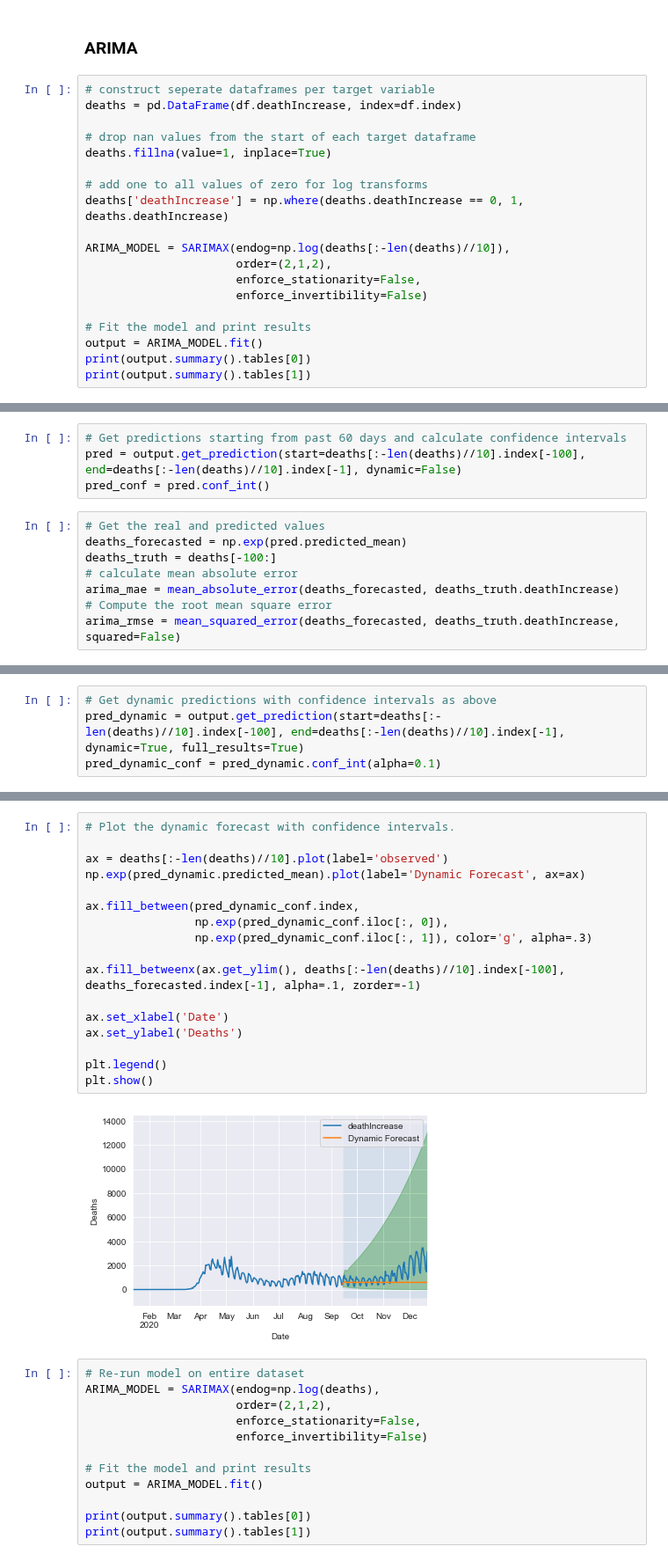
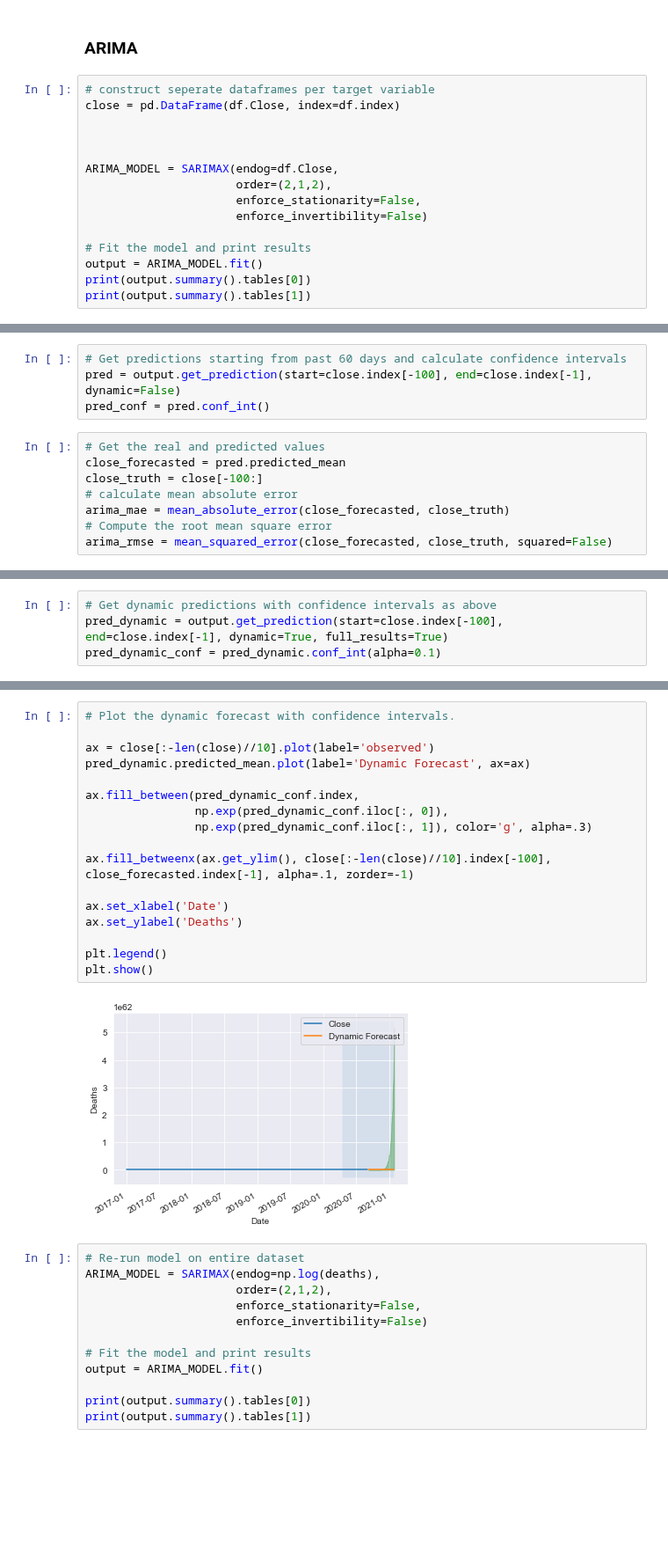
Before and after one commit to ghcn345/Stock-Market-Prediction, a Jupyter notebook: stock_market.ipynb, the cells around one changed output, grey strips where cells are left out. Shown at 88% size. Cells and saved outputs as stored; diff of their text form; blank space fills up the shorter version.

```diff
--- a/stock_market.ipynb
+++ b/stock_market.ipynb
@@ -343,15 +291,11 @@ dtype: float64
 ### ARIMA
 # %%
 # construct seperate dataframes per target variable
-deaths = pd.DataFrame(df.deathIncrease, index=df.index)
+close = pd.DataFrame(df.Close, index=df.index)
 
-# drop nan values from the start of each target dataframe
-deaths.fillna(value=1, inplace=True)
 
-# add one to all values of zero for log transforms
-deaths['deathIncrease'] = np.where(deaths.deathIncrease == 0, 1, deaths.deathIncrease)
 
-ARIMA_MODEL = SARIMAX(endog=np.log(deaths[:-len(deaths)//10]),
+ARIMA_MODEL = SARIMAX(endog=df.Close,
                       order=(2,1,2),
                       enforce_stationarity=False,
                       enforce_invertibility=False)
@@ -389,12 +333,12 @@ plt.show()
 # %%
 # Get predictions starting from past 60 days and calculate confidence intervals
-pred = output.get_prediction(start=deaths[:-len(deaths)//10].index[-100], end=deaths[:-len(deaths)//10].index[-1], dynamic=False)
+pred = output.get_prediction(start=close.index[-100], end=close.index[-1], dynamic=False)
 pred_conf = pred.conf_int()
 # %%
 # Get the real and predicted values
-deaths_forecasted = np.exp(pred.predicted_mean)
-deaths_truth = deaths[-100:]
+close_forecasted = pred.predicted_mean
+close_truth = close[-100:]
 # calculate mean absolute error
-arima_mae = mean_absolute_error(deaths_forecasted, deaths_truth.deathIncrease)
+arima_mae = mean_absolute_error(close_forecasted, close_truth)
 # Compute the root mean square error
-arima_rmse = mean_squared_error(deaths_forecasted, deaths_truth.deathIncrease, squared=False)
+arima_rmse = mean_squared_error(close_forecasted, close_truth, squared=False)
@@ -423,6 +371,6 @@ plt.show()
 # %%
 # Get dynamic predictions with confidence intervals as above
-pred_dynamic = output.get_prediction(start=deaths[:-len(deaths)//10].index[-100], end=deaths[:-len(deaths)//10].index[-1], dynamic=True, full_results=True)
+pred_dynamic = output.get_prediction(start=close.index[-100], end=close.index[-1], dynamic=True, full_results=True)
 pred_dynamic_conf = pred_dynamic.conf_int(alpha=0.1)
 # %%
 # Get the real and dynamic predicted values
@@ -436,22 +384,22 @@ arima_dynamic_rmse = mean_squared_error(deaths_forecasted, deaths_truth.deathInc
 # %%
 # Plot the dynamic forecast with confidence intervals.
 
-ax = deaths[:-len(deaths)//10].plot(label='observed')
-np.exp(pred_dynamic.predicted_mean).plot(label='Dynamic Forecast', ax=ax)
+ax = close[:-len(close)//10].plot(label='observed')
+pred_dynamic.predicted_mean.plot(label='Dynamic Forecast', ax=ax)
 
 ax.fill_between(pred_dynamic_conf.index,
                 np.exp(pred_dynamic_conf.iloc[:, 0]),
                 np.exp(pred_dynamic_conf.iloc[:, 1]), color='g', alpha=.3)
 
-ax.fill_betweenx(ax.get_ylim(), deaths[:-len(deaths)//10].index[-100], deaths_forecasted.index[-1], alpha=.1, zorder=-1)
+ax.fill_betweenx(ax.get_ylim(), close[:-len(close)//10].index[-100], close_forecasted.index[-1], alpha=.1, zorder=-1)
 
 ax.set_xlabel('Date')
 ax.set_ylabel('Deaths')
 
 plt.legend()
 plt.show()
 # %% [output]
-[figure, old version]
+[figure, new version]
 # %%
 # Re-run model on entire dataset
 ARIMA_MODEL = SARIMAX(endog=np.log(deaths),
```
Also changed, not shown: parts of 36 cells of this notebook.
